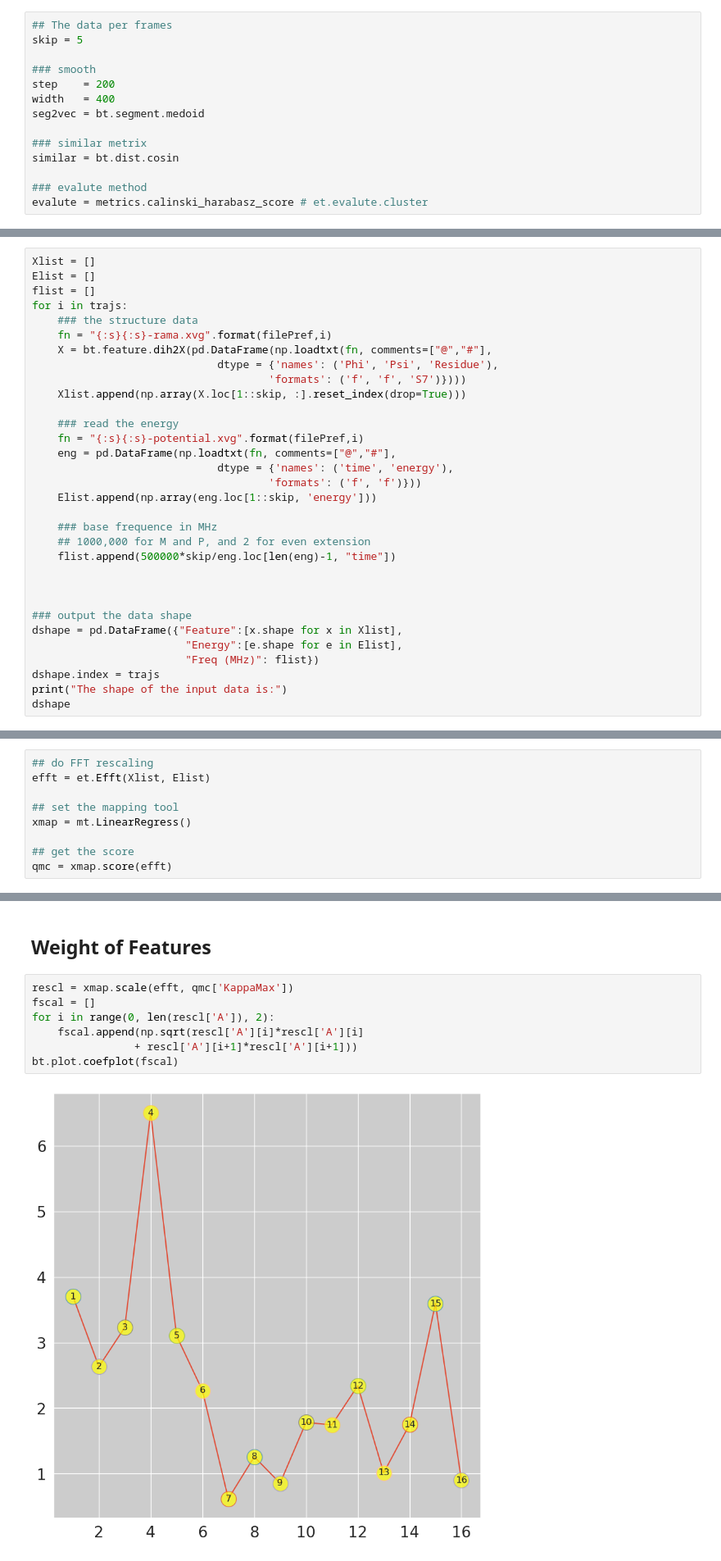
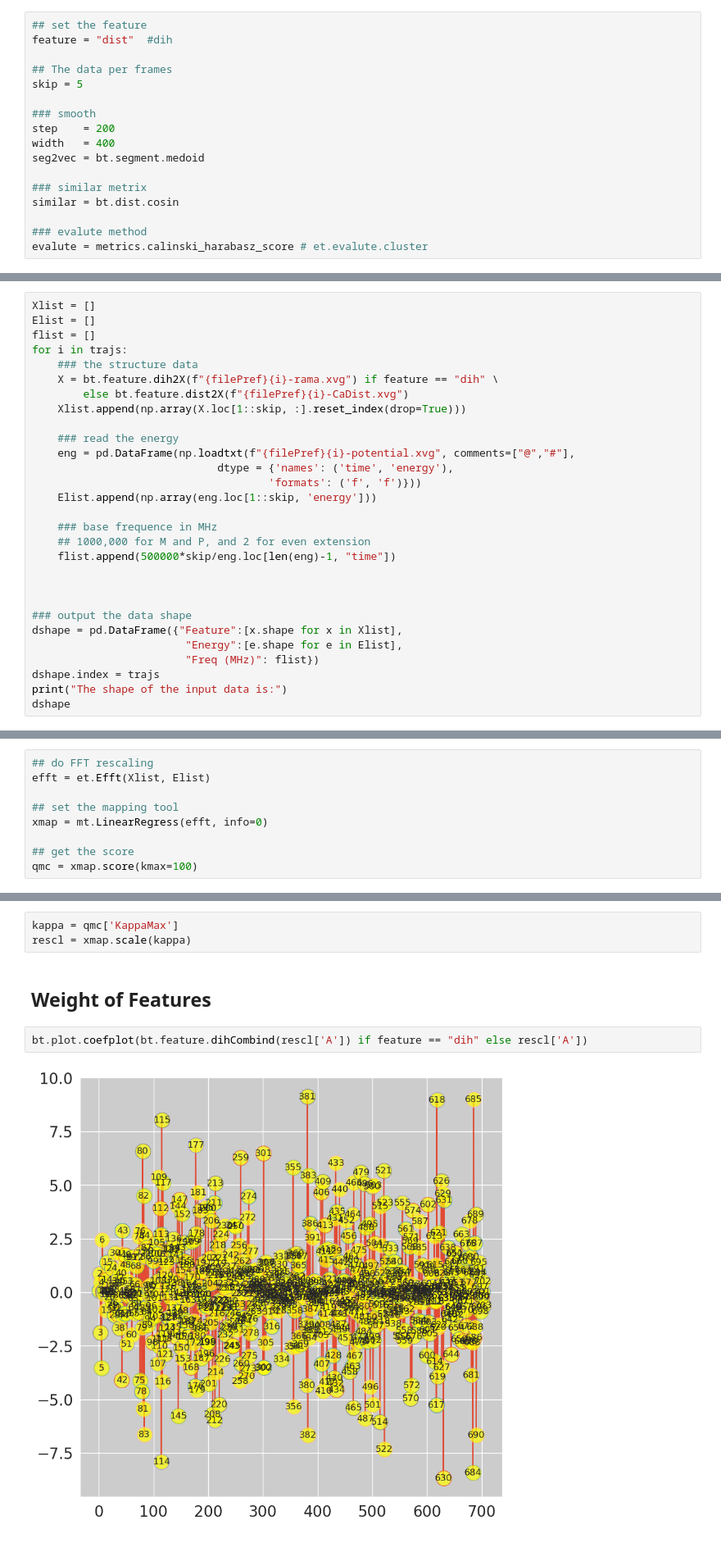
Before and after one commit to ghzuo/EscalKNM, a Jupyter notebook: notebook/EscalTM/EscalTM-multiTraj.ipynb, the cells around one changed output, grey strips where cells are left out. Shown: that part at 82% size. Saved outputs shown, nothing was run; the diff lists cells and outputs as text.

Commit message:
add saliency map and public plot

```diff
--- a/notebook/EscalTM/EscalTM-multiTraj.ipynb
+++ b/notebook/EscalTM/EscalTM-multiTraj.ipynb
@@ -79,4 +79,7 @@ Find  1  trajectories in  /home/ghzuo/data/gromacs/data.Chignolin/5awl/unfolding
 # %%
+## set the feature
+feature = "dist"  #dih
+
 ## The data per frames
 skip = 5
 
@@ -98,15 +101,12 @@ Elist = []
 flist = []
 for i in trajs:
     ### the structure data
-    fn = "{:s}{:s}-rama.xvg".format(filePref,i)
-    X = bt.feature.dih2X(pd.DataFrame(np.loadtxt(fn, comments=["@","#"],
-                             dtype = {'names': ('Phi', 'Psi', 'Residue'),
-                                     'formats': ('f', 'f', 'S7')})))
+    X = bt.feature.dih2X(f"{filePref}{i}-rama.xvg") if feature == "dih" \
+        else bt.feature.dist2X(f"{filePref}{i}-CaDist.xvg")
     Xlist.append(np.array(X.loc[1::skip, :].reset_index(drop=True)))
 
     ### read the energy
-    fn = "{:s}{:s}-potential.xvg".format(filePref,i)
-    eng = pd.DataFrame(np.loadtxt(fn, comments=["@","#"],
+    eng = pd.DataFrame(np.loadtxt(f"{filePref}{i}-potential.xvg", comments=["@","#"],
                              dtype = {'names': ('time', 'energy'),
                                      'formats': ('f', 'f')}))
     Elist.append(np.array(eng.loc[1::skip, 'energy']))
@@ -146,10 +147,10 @@ The base units of trajectores is 2.5
 efft = et.Efft(Xlist, Elist)
 
 ## set the mapping tool
-xmap = mt.LinearRegress()
+xmap = mt.LinearRegress(efft, info=0)
 
 ## get the score
-qmc = xmap.score(efft)
+qmc = xmap.score(kmax=100)
 # %% [markdown]
 ## Multiple Correlation Coefficient
 # %%
@@ -170,14 +173,12 @@ Text(8.9, 0.7613690451050881, '#4 (7.5 MHz)\nQMC = 0.80')
+# %%
+kappa = qmc['KappaMax']
+rescl = xmap.scale(kappa)
 # %% [markdown]
 ## Weight of Features
 # %%
-rescl = xmap.scale(efft, qmc['KappaMax'])
-fscal = []
-for i in range(0, len(rescl['A']), 2):
-    fscal.append(np.sqrt(rescl['A'][i]*rescl['A'][i]
-                + rescl['A'][i+1]*rescl['A'][i+1]))
-bt.plot.coefplot(fscal)
+bt.plot.coefplot(bt.feature.dihCombind(rescl['A']) if feature == "dih" else rescl['A'])
 # %% [output]
-[figure, old version]
+[figure, new version]
 # %% [markdown]
 ## Distribution of Energy
 # %%
```
Also changed, not shown: parts of 17 cells of this notebook, 10 other files.
